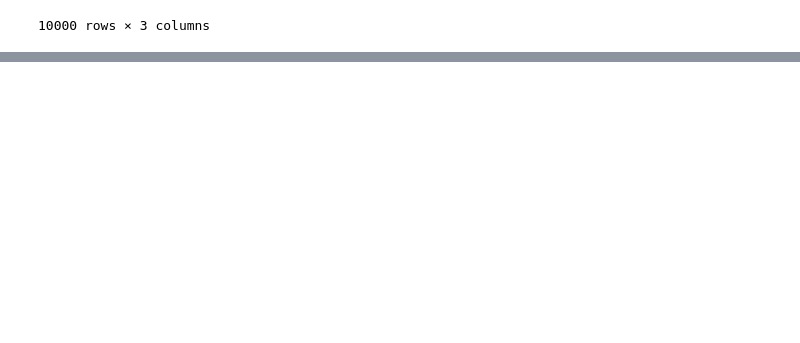
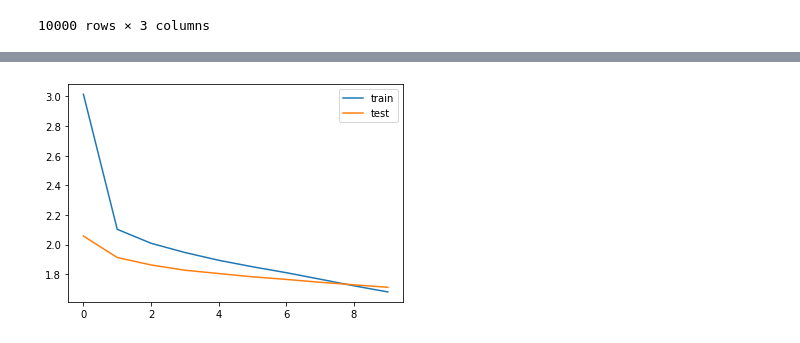
Before and after one commit to pratiksrm99/Abstractive_Text_Summerization, a Jupyter notebook: Abstractive_TS.ipynb, the cells around one changed output, grey strips where cells are left out. Drawn from its saved outputs; the diff is of its cells as text; code cells hidden in the pictures; blank space fills up the shorter version.

```diff
--- a/Abstractive_TS.ipynb
+++ b/Abstractive_TS.ipynb
@@ -250,0 +305,22 @@ model.add(Bidirectional(LSTM(200)))
+# %%
+x_tokenizer = Tokenizer(filters='!"#$%&()*+,-/:;<=>?@[\\]^_`{|}~\t\n')
+x_tokenizer.fit_on_texts(x_tr)
+
+x_tr_seq= x_tokenizer.texts_to_sequences(x_tr)
+x_val_seq= x_tokenizer.texts_to_sequences(x_val)
+
+x_tr=pad_sequences(x_tr_seq, maxlen=max_text_len, padding='post')
+x_val=pad_sequences(x_val_seq, maxlen=max_text_len, padding='post')
+
+x_voc = len(x_tokenizer.word_index) + 1
+# %%
+y_tokenizer = Tokenizer(filters='!"#$%&()*+,-/:;<=>?@[\\]^_`{|}~\t\n')
+y_tokenizer.fit_on_texts(y_tr)
+
+y_tr_seq= y_tokenizer.texts_to_sequences(y_tr)
+y_val_seq= y_tokenizer.texts_to_sequences(y_val)
+
+y_tr=pad_sequences(y_tr_seq, maxlen=max_summary_len ,padding='post')
+y_val=pad_sequences(y_val_seq, maxlen=max_summary_len ,padding='post')
+
+y_voc = len(y_tokenizer.word_index) + 1
@@ -250,0 +393,5 @@ model.add(Bidirectional(LSTM(200)))
+# %%
+model.compile(optimizer='adam', loss='sparse_categorical_crossentropy')
+es = EarlyStopping(monitor='val_loss', mode='min', verbose=1,patience=2)
+# %%
+history=model.fit([x_tr,y_tr[:,:-1]], y_tr.reshape(y_tr.shape[0],y_tr.shape[1], 1)[:,1:] ,epochs=10,callbacks=[es],batch_size=64, validation_data=([x_val,y_val[:,:-1]], y_val.reshape(y_val.shape[0],y_val.shape[1], 1)[:,1:]))
@@ -250,0 +410,8 @@ model.add(Bidirectional(LSTM(200)))
+# %%
+from matplotlib import pyplot
+pyplot.plot(history.history['loss'], label='train')
+pyplot.plot(history.history['val_loss'], label='test')
+pyplot.legend()
+pyplot.show()
+# %% [output]
+[figure, added]
```
Also changed, not shown: parts of 27 cells of this notebook.
